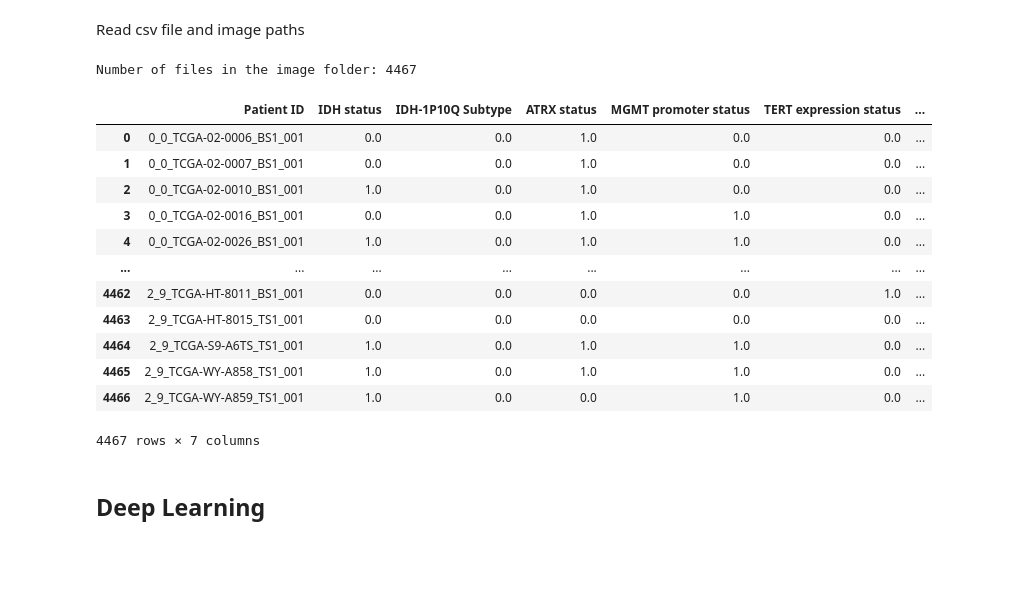
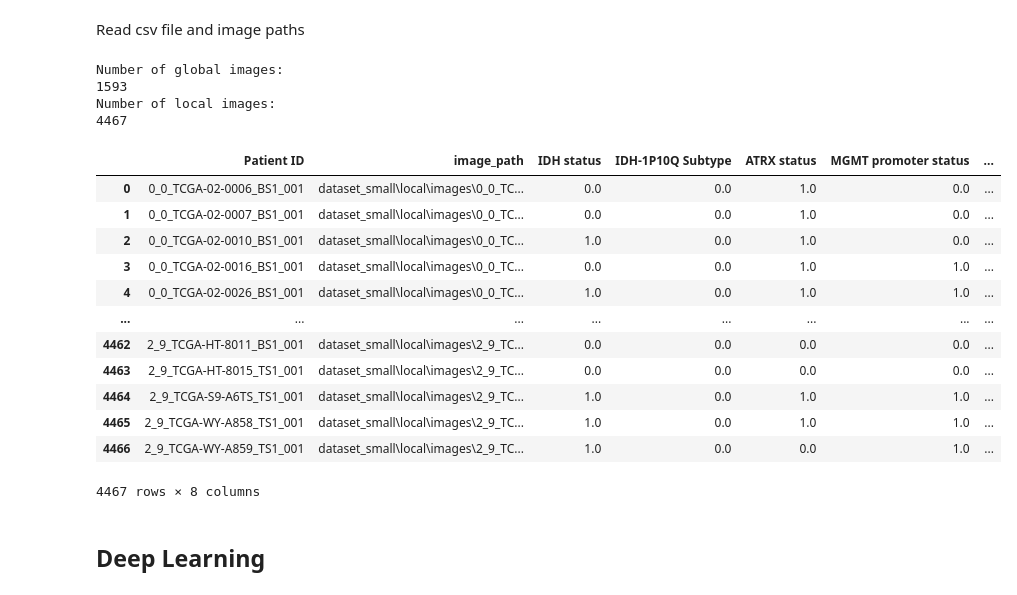
Before and after one commit to Aritro-Santra/BrainTumor_Mutation_Predictor, a Jupyter notebook: train_cnn.ipynb, the cells around one changed output. Saved outputs shown, nothing was run; the diff lists cells and outputs as text; code cells hidden in the pictures; blank space fills up the shorter version.

Commit message:
Edited train_cnn.ipynb to load global and local data in dictionaries

```diff
--- a/train_cnn.ipynb
+++ b/train_cnn.ipynb
@@ -22,34 +31,45 @@ warnings.filterwarnings("ignore")
 %matplotlib inline
 # %% [markdown]
 Read csv file and image paths
-# %%
-IMAGE_ROOT = "/content/drive/MyDrive/local_image_dataset/local_images"
-CSV_PATH = "/content/drive/MyDrive/local_image_dataset/local_image_labels_fin_2_sorted_file.csv"
-
-df = pd.read_csv(CSV_PATH)
-image_paths = glob(IMAGE_ROOT + os.sep + "*.jpg")
-# %%
-files = os.listdir(IMAGE_ROOT)
-num_files = len(files)
-print("Number of files in the image folder:", num_files)
-# %% [output]
-Number of files in the image folder: 4467
-# %%
-df
-# %% [output]
-|  | Patient ID | IDH status | IDH-1P10Q Subtype | ATRX status | MGMT promoter status | TERT expression status | ... |
-| 0 | 0_0_TCGA-02-0006_BS1_001 | 0.0 | 0.0 | 1.0 | 0.0 | 0.0 | ... |
-| 1 | 0_0_TCGA-02-0007_BS1_001 | 0.0 | 0.0 | 1.0 | 0.0 | 0.0 | ... |
-| 2 | 0_0_TCGA-02-0010_BS1_001 | 1.0 | 0.0 | 1.0 | 0.0 | 0.0 | ... |
-| 3 | 0_0_TCGA-02-0016_BS1_001 | 0.0 | 0.0 | 1.0 | 1.0 | 0.0 | ... |
-| 4 | 0_0_TCGA-02-0026_BS1_001 | 1.0 | 0.0 | 1.0 | 1.0 | 0.0 | ... |
-| ... | ... | ... | ... | ... | ... | ... | ... |
-| 4462 | 2_9_TCGA-HT-8011_BS1_001 | 0.0 | 0.0 | 0.0 | 0.0 | 1.0 | ... |
-| 4463 | 2_9_TCGA-HT-8015_TS1_001 | 0.0 | 0.0 | 0.0 | 0.0 | 0.0 | ... |
-| 4464 | 2_9_TCGA-S9-A6TS_TS1_001 | 1.0 | 0.0 | 1.0 | 1.0 | 0.0 | ... |
-| 4465 | 2_9_TCGA-WY-A858_TS1_001 | 1.0 | 0.0 | 1.0 | 1.0 | 0.0 | ... |
-| 4466 | 2_9_TCGA-WY-A859_TS1_001 | 1.0 | 0.0 | 0.0 | 1.0 | 0.0 | ... |
-4467 rows × 7 columns
+# %%
+DATA_ROOT = '/content/BrainTumor_Mutation_Predictor/dataset_small'
+data_paths = dict()
+dataframes = dict()
+image_paths = dict()
+magnifications = ['global', 'local']
+for magnification in magnifications:
+    data_paths[magnification] = [DATA_ROOT+os.sep+magnification+os.sep+'images',
+                        DATA_ROOT+os.sep+magnification+os.sep+
+                        magnification+'_labels.csv']
+    df = pd.read_csv(data_paths[magnification][1])
+    unnamed_col = df.columns[df.columns.str.contains('unnamed',case = False)]
+    df.drop(unnamed_col, axis = 1, inplace = True)
+    dataframes[magnification] = df
+    image_paths[magnification] = glob(data_paths.get(magnification)[0] + os.sep
+                                      + "*.jpg")
+    print("Number of "+magnification+" images:")
+    print(len(image_paths.get(magnification)))
+# %% [output]
+Number of global images:
+1593
+Number of local images:
+4467
+# %%
+dataframes['local']
+# %% [output]
+|  | Patient ID | image_path | IDH status | IDH-1P10Q Subtype | ATRX status | MGMT promoter status | ... |
+| 0 | 0_0_TCGA-02-0006_BS1_001 | dataset_small\local\images\0_0_TC... | 0.0 | 0.0 | 1.0 | 0.0 | ... |
+| 1 | 0_0_TCGA-02-0007_BS1_001 | dataset_small\local\images\0_0_TC... | 0.0 | 0.0 | 1.0 | 0.0 | ... |
+| 2 | 0_0_TCGA-02-0010_BS1_001 | dataset_small\local\images\0_0_TC... | 1.0 | 0.0 | 1.0 | 0.0 | ... |
+| 3 | 0_0_TCGA-02-0016_BS1_001 | dataset_small\local\images\0_0_TC... | 0.0 | 0.0 | 1.0 | 1.0 | ... |
+| 4 | 0_0_TCGA-02-0026_BS1_001 | dataset_small\local\images\0_0_TC... | 1.0 | 0.0 | 1.0 | 1.0 | ... |
+| ... | ... | ... | ... | ... | ... | ... | ... |
+| 4462 | 2_9_TCGA-HT-8011_BS1_001 | dataset_small\local\images\2_9_TC... | 0.0 | 0.0 | 0.0 | 0.0 | ... |
+| 4463 | 2_9_TCGA-HT-8015_TS1_001 | dataset_small\local\images\2_9_TC... | 0.0 | 0.0 | 0.0 | 0.0 | ... |
+| 4464 | 2_9_TCGA-S9-A6TS_TS1_001 | dataset_small\local\images\2_9_TC... | 1.0 | 0.0 | 1.0 | 1.0 | ... |
+| 4465 | 2_9_TCGA-WY-A858_TS1_001 | dataset_small\local\images\2_9_TC... | 1.0 | 0.0 | 1.0 | 1.0 | ... |
+| 4466 | 2_9_TCGA-WY-A859_TS1_001 | dataset_small\local\images\2_9_TC... | 1.0 | 0.0 | 0.0 | 1.0 | ... |
+4467 rows × 8 columns
 # %% [markdown]
 ## Deep Learning
 # %% [markdown]
```
Also changed, not shown: parts of 2 cells of this notebook.
